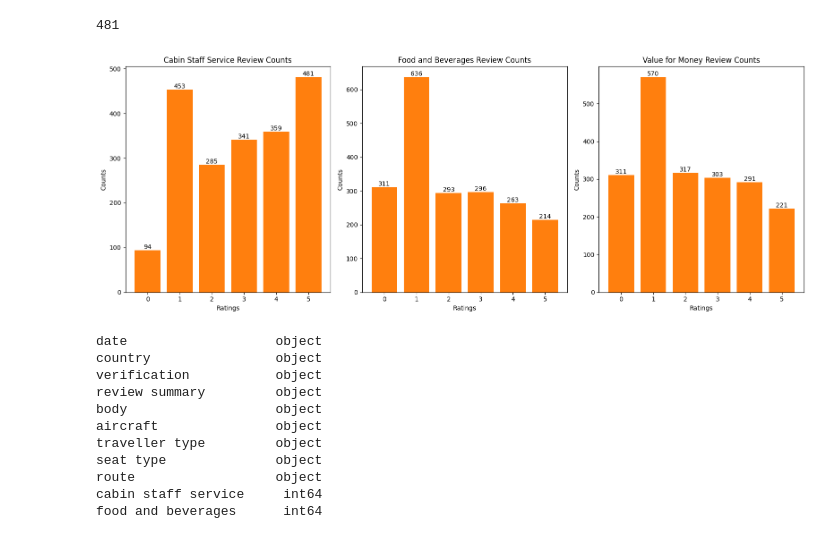
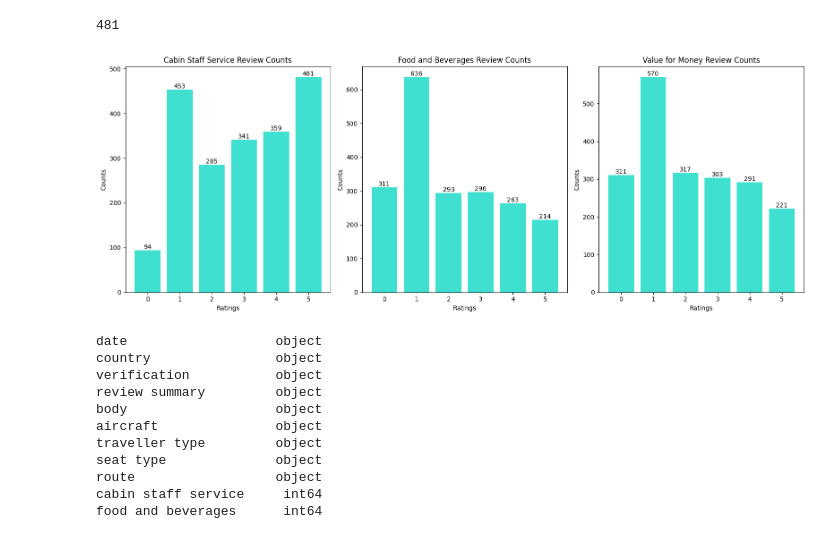
Before and after one commit to Ukomah/Customer-sentiment-analysis-for-british-airways-reviews, a Jupyter notebook: ba_reviews_analysis.ipynb, the cells around one changed output. Saved outputs shown, nothing was run; the diff lists cells and outputs as text; code cells hidden in the pictures.

```diff
--- a/ba_reviews_analysis.ipynb
+++ b/ba_reviews_analysis.ipynb
@@ -135,36 +135,36 @@ fig, axs = plt.subplots(1,3, figsize=(16,6))
 axs[0].bar(cabin_staff_service_count.index,  cabin_staff_service_count.values)
 axs[0].set_title('Cabin Staff Service Review Counts')
 axs[0].set_xlabel('Ratings')
 axs[0].set_ylabel('Counts')
 axs[0].set_xticks(cabin_staff_service_count.index)
 
 # Food and beverages review count
 axs[1].bar(food_count.index, food_count.values )
 axs[1].set_title('Food and Beverages Review Counts')
 axs[1].set_xlabel('Ratings')
 axs[1].set_ylabel('Counts')
 axs[1].set_xticks(food_count.index)
 
 # Value for money review count
 axs[2].bar(value_for_money_count.index, value_for_money_count.values)
 axs[2].set_title('Value for Money Review Counts')
 axs[2].set_xlabel('Ratings')
 axs[2].set_ylabel('Counts')
 axs[2].set_xticks(value_for_money_count.index)
 
-# Loop through subplots and data
+
 for i, col_data in enumerate(zip(axs, [cabin_staff_service_count, food_count, value_for_money_count])):
   ax = col_data[0]  # Access subplot
   col_data = col_data[1]  # Access data
-  ax.bar(col_data.index, col_data.values)
+  ax.bar(col_data.index, col_data.values, color='turquoise')
   ax.bar_label(ax.containers[0])  # Assuming a single container for bars in each subplot
 
 plt.tight_layout()
 
 
 plt.show()
 # %% [output]
-[figure, old version]
+[figure, new version]
 # %%
 df.dtypes
 # %% [output]
```
